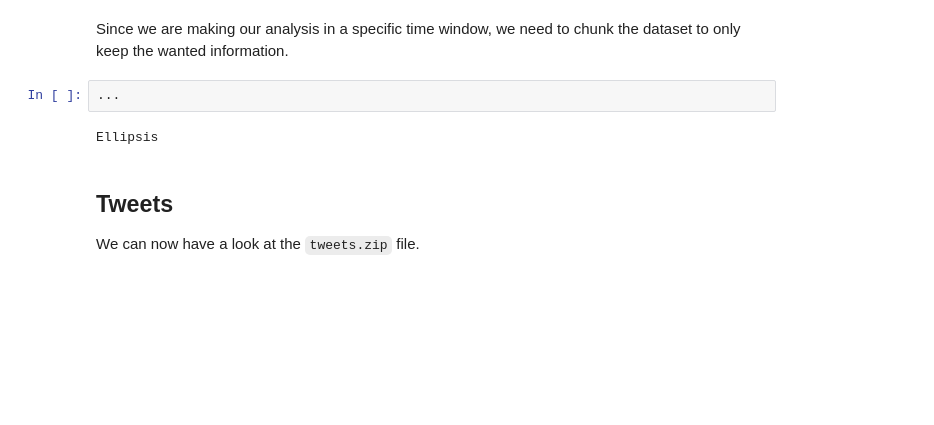
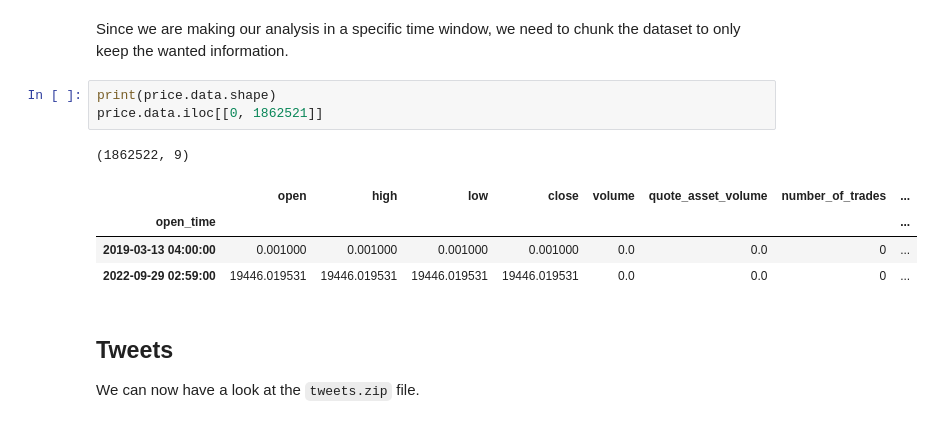
Before and after one commit to paulo-03/bitcoin_twitter, a Jupyter notebook: data_analysis.ipynb, the cells around one changed output. Cells and saved outputs as stored; diff of their text form; blank space fills up the shorter version.

```diff
--- a/data_analysis.ipynb
+++ b/data_analysis.ipynb
@@ -24,9 +38,14 @@ Ellipsis
 # %% [markdown]
 Since we are making our analysis in a specific time window, we need to chunk the dataset to only keep the wanted information.
 # %%
-...
+print(price.data.shape)
+price.data.iloc[[0, 1862521]]
 # %% [output]
-Ellipsis
+(1862522, 9)
+|  | open | high | low | close | volume | quote_asset_volume | number_of_trades | ... |
+| open_time |  |  |  |  |  |  |  | ... |
+| 2019-03-13 04:00:00 | 0.001000 | 0.001000 | 0.001000 | 0.001000 | 0.0 | 0.0 | 0 | ... |
+| 2022-09-29 02:59:00 | 19446.019531 | 19446.019531 | 19446.019531 | 19446.019531 | 0.0 | 0.0 | 0 | ... |
 # %% [markdown]
 ## Tweets
 
```
Also changed, not shown: parts of 5 cells of this notebook, 1 other file.
